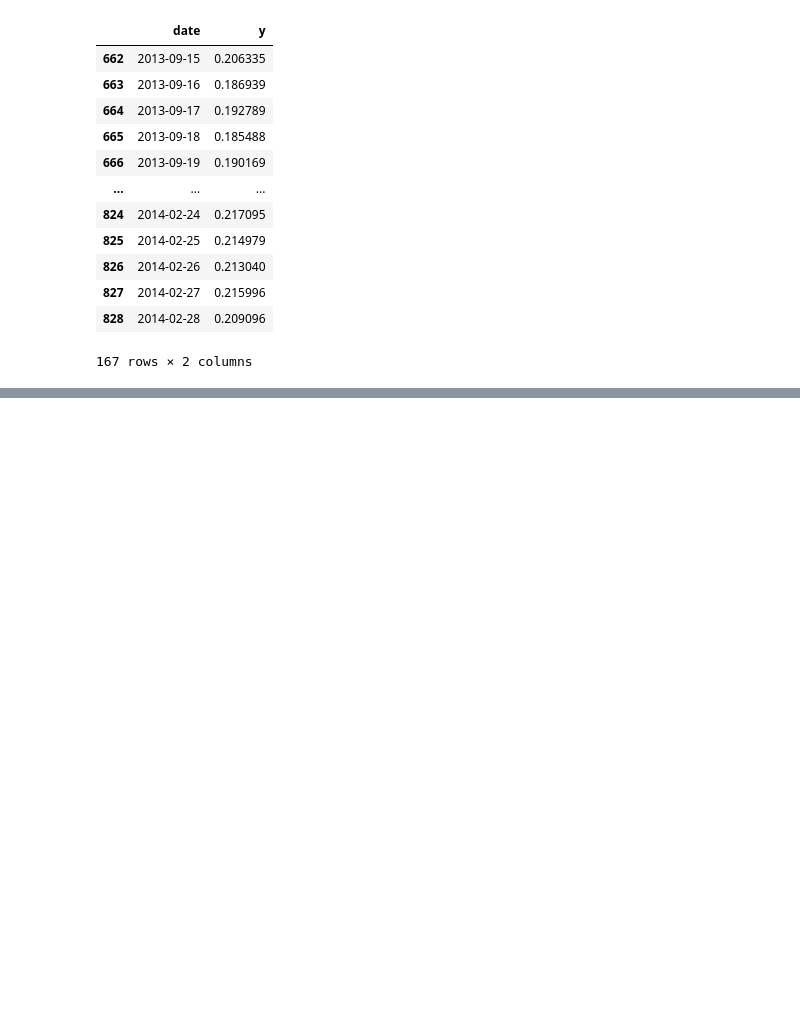
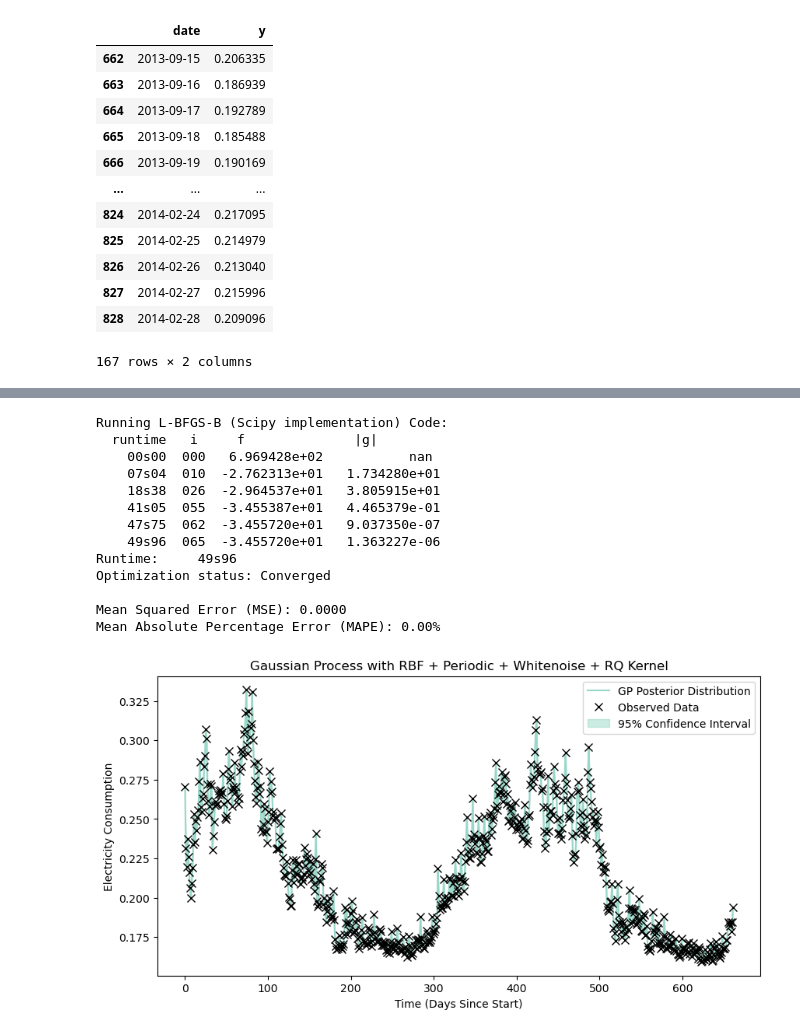
Before and after one commit to chowfi/electricity_demand_forecasting, a Jupyter notebook: notebooks/model_exploration.ipynb, the cells around one changed output, grey strips where cells are left out. Cells and saved outputs as stored; diff of their text form; code cells hidden in the pictures; blank space fills up the shorter version.

```diff
--- a/notebooks/model_exploration.ipynb
+++ b/notebooks/model_exploration.ipynb
@@ -291,33 +393,49 @@ y = np.array(train_series).reshape(-1, 1)
 y_mean = y.mean()
 y_std = y.std()
 y_normalized = (y - y_mean) / y_std
 
-model = GPy.models.GPRegression(X, y, kernel)
-model.optimize_restarts(num_restarts=5, verbose=True)
+model = GPy.models.GPRegression(X, y_normalized, kernel)
+# model.optimize_restarts(num_restarts=2, verbose=True)
+model.optimize(messages=True, max_iters=100)
 
 y_pred_mean, y_var = model.predict(X)
 y_pred_mean = y_pred_mean * y_std + y_mean
 y_pred_std = np.sqrt(y_var) * y_std
 
 mse = mean_squared_error(y, y_pred_mean)
 mape = mean_absolute_percentage_error(y, y_pred_mean)
 
 print(f"Mean Squared Error (MSE): {mse:.4f}")
 print(f"Mean Absolute Percentage Error (MAPE): {mape:.2%}")
 
 plt.figure(figsize=(10, 5))
 plt.plot(X, y_pred_mean, color="#99d8c9", label="GP Posterior Distribution")
 plt.plot(X, y, "x", color="k", label="Observed Data", markersize=7)
 plt.fill_between(
     X.flatten(),
     (y_pred_mean - 2 * y_pred_std).flatten(),
     (y_pred_mean + 2 * y_pred_std).flatten(),
     color="#99d8c9",
     alpha=0.5,
     label="95% Confidence Interval",
 )
 plt.legend()
 plt.xlabel("Time (Days Since Start)")
 plt.ylabel("Electricity Consumption")
-plt.title("Gaussian Process with RBF + Periodic Kernel")
+plt.title("Gaussian Process with RBF + Periodic + Whitenoise + RQ Kernel")
 plt.show()
+# %% [output]
+Running L-BFGS-B (Scipy implementation) Code:
+  runtime   i     f              |g|
+    00s00  000   6.969428e+02           nan
+    07s04  010  -2.762313e+01   1.734280e+01
+    18s38  026  -2.964537e+01   3.805915e+01
+    41s05  055  -3.455387e+01   4.465379e-01
+    47s75  062  -3.455720e+01   9.037350e-07
+    49s96  065  -3.455720e+01   1.363227e-06
+Runtime:     49s96
+Optimization status: Converged
+
+Mean Squared Error (MSE): 0.0000
+Mean Absolute Percentage Error (MAPE): 0.00%
+[figure, added]
```
Also changed, not shown: parts of 5 cells of this notebook.
